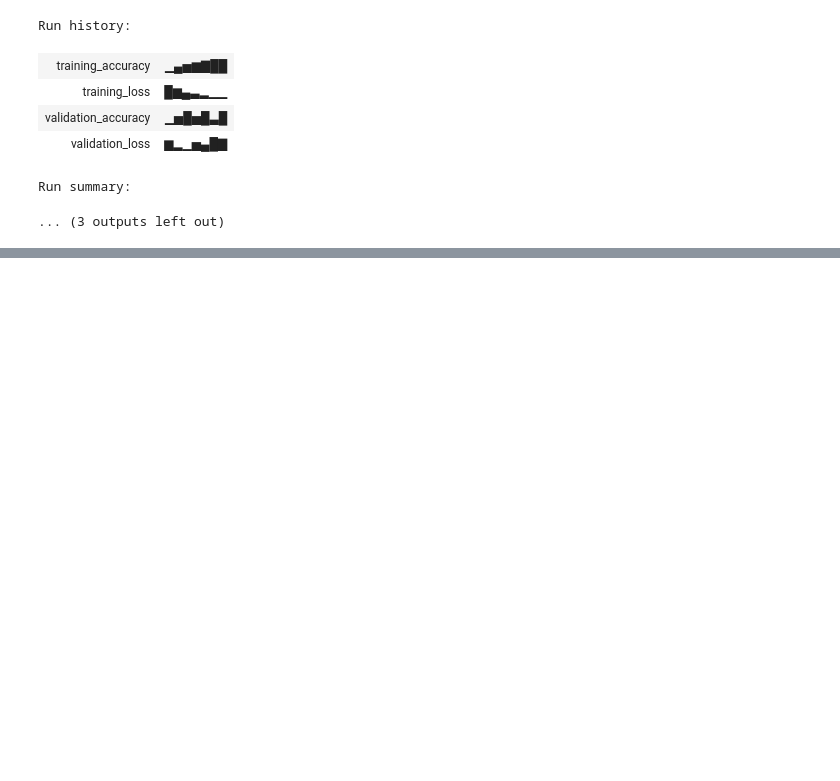
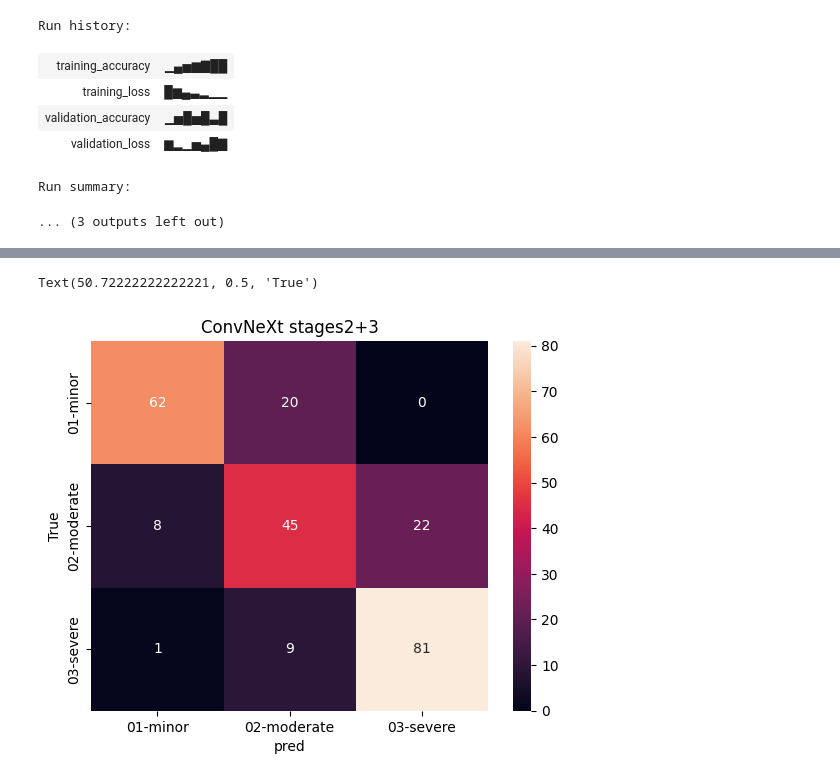
Before and after one commit to zolzayada/GP5_cool_cool_DL, a Jupyter notebook: GP_5_DL_катя.ipynb, the cells around one changed output, grey strips where cells are left out. Drawn from its saved outputs; the diff is of its cells as text; code cells hidden in the pictures; blank space fills up the shorter version.

```diff
--- a/GP_5_DL_катя.ipynb
+++ b/GP_5_DL_катя.ipynb
@@ -611,0 +722,3 @@ Run summary:
+# %%
+model_convnext_s23 = timm.create_model('convnextv2_tiny', pretrained=False, num_classes=3)
+model_convnext_s23 = load('ConvNeXt:v1', model_convnext_s23)
@@ -611,0 +792,2 @@ Run summary:
+# %%
+y_true_s23, y_pred_s23 = evaluate(model_convnext_s23, dataloader['validation'])
@@ -611,0 +833,9 @@ Run summary:
+# %%
+cm = confusion_matrix(y_true_s23, y_pred_s23)
+sns.heatmap(cm, annot=True, xticklabels=target_names, yticklabels=target_names)
+plt.title('ConvNeXt stages2+3')
+plt.xlabel('pred')
+plt.ylabel('True')
+# %% [output]
+Text(50.72222222222221, 0.5, 'True')
+[figure, added]
```
Also changed, not shown: parts of 28 cells of this notebook.
